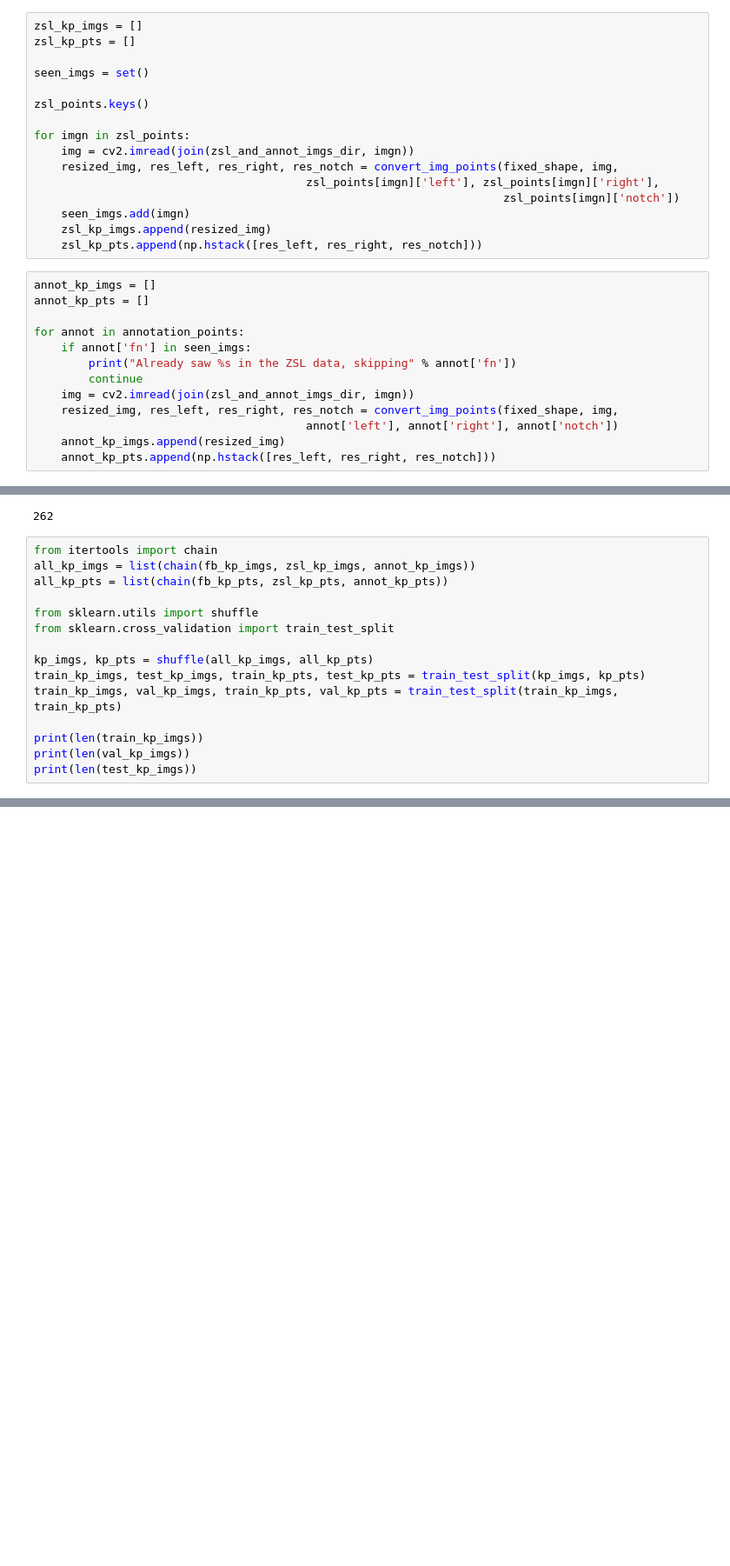
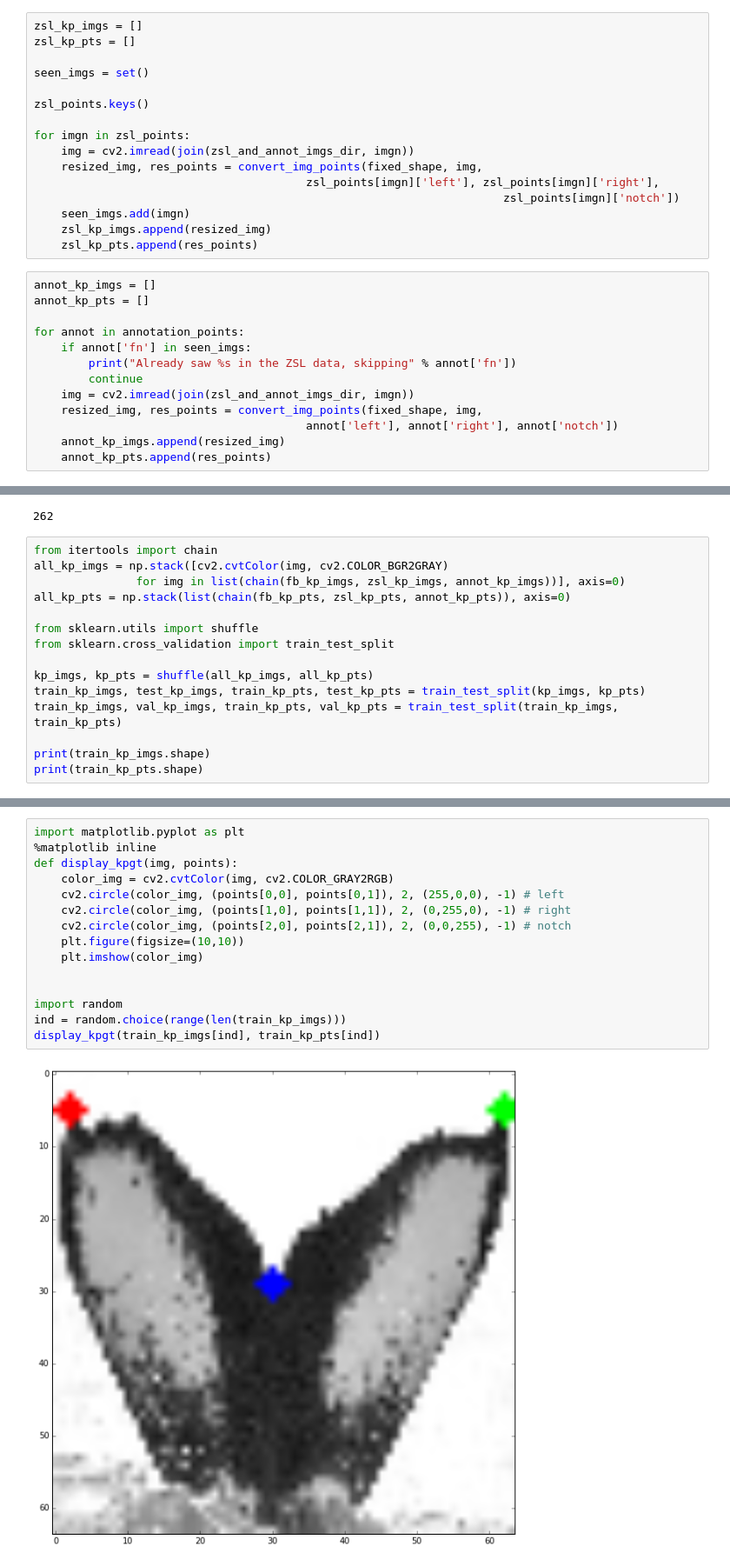
Before and after one commit to zmjjmz/thesiswork, a Jupyter notebook: edge_extract/Keypoint Extraction Dataset Creation.ipynb, the cells around one changed output, grey strips where cells are left out. Shown: that part at 87% size. Saved outputs shown, nothing was run; the diff lists cells and outputs as text; blank space fills up the shorter version.

```diff
--- a/edge_extract/Keypoint Extraction Dataset Creation.ipynb
+++ b/edge_extract/Keypoint Extraction Dataset Creation.ipynb
@@ -92,12 +121,12 @@ zsl_points.keys()
 
 for imgn in zsl_points:
     img = cv2.imread(join(zsl_and_annot_imgs_dir, imgn))
-    resized_img, res_left, res_right, res_notch = convert_img_points(fixed_shape, img,
+    resized_img, res_points = convert_img_points(fixed_shape, img,
                                         zsl_points[imgn]['left'], zsl_points[imgn]['right'],
                                                                      zsl_points[imgn]['notch'])
     seen_imgs.add(imgn)
     zsl_kp_imgs.append(resized_img)
-    zsl_kp_pts.append(np.hstack([res_left, res_right, res_notch]))
+    zsl_kp_pts.append(res_points)
 # %%
 annot_kp_imgs = []
 annot_kp_pts = []
@@ -107,10 +136,10 @@ for annot in annotation_points:
         print("Already saw %s in the ZSL data, skipping" % annot['fn'])
         continue
     img = cv2.imread(join(zsl_and_annot_imgs_dir, imgn))
-    resized_img, res_left, res_right, res_notch = convert_img_points(fixed_shape, img,
+    resized_img, res_points = convert_img_points(fixed_shape, img,
                                         annot['left'], annot['right'], annot['notch'])
     annot_kp_imgs.append(resized_img)
-    annot_kp_pts.append(np.hstack([res_left, res_right, res_notch]))
+    annot_kp_pts.append(res_points)
 # %% [output]
 Already saw 13716-RWB081604_1241.jpg in the ZSL data, skipping
 Already saw 20120505-DB-4844.jpg in the ZSL data, skipping
@@ -135,8 +164,9 @@ len(annot_kp_imgs)
 262
 # %%
 from itertools import chain
-all_kp_imgs = list(chain(fb_kp_imgs, zsl_kp_imgs, annot_kp_imgs))
-all_kp_pts = list(chain(fb_kp_pts, zsl_kp_pts, annot_kp_pts))
+all_kp_imgs = np.stack([cv2.cvtColor(img, cv2.COLOR_BGR2GRAY)
+               for img in list(chain(fb_kp_imgs, zsl_kp_imgs, annot_kp_imgs))], axis=0)
+all_kp_pts = np.stack(list(chain(fb_kp_pts, zsl_kp_pts, annot_kp_pts)), axis=0)
 
 from sklearn.utils import shuffle
 from sklearn.cross_validation import train_test_split
@@ -145,7 +175,6 @@ kp_imgs, kp_pts = shuffle(all_kp_imgs, all_kp_pts)
 train_kp_imgs, test_kp_imgs, train_kp_pts, test_kp_pts = train_test_split(kp_imgs, kp_pts)
 train_kp_imgs, val_kp_imgs, train_kp_pts, val_kp_pts = train_test_split(train_kp_imgs, train_kp_pts)
 
-print(len(train_kp_imgs))
-print(len(val_kp_imgs))
-print(len(test_kp_imgs))
+print(train_kp_imgs.shape)
+print(train_kp_pts.shape)
 # %% [output]
@@ -154,0 +187,17 @@ print(len(test_kp_imgs))
+# %%
+import matplotlib.pyplot as plt
+%matplotlib inline
+def display_kpgt(img, points):
+    color_img = cv2.cvtColor(img, cv2.COLOR_GRAY2RGB)
+    cv2.circle(color_img, (points[0,0], points[0,1]), 2, (255,0,0), -1) # left
+    cv2.circle(color_img, (points[1,0], points[1,1]), 2, (0,255,0), -1) # right
+    cv2.circle(color_img, (points[2,0], points[2,1]), 2, (0,0,255), -1) # notch
+    plt.figure(figsize=(10,10))
+    plt.imshow(color_img)
+
+
+import random
+ind = random.choice(range(len(train_kp_imgs)))
+display_kpgt(train_kp_imgs[ind], train_kp_pts[ind])
+# %% [output]
+[figure, added]
```
Also changed, not shown: parts of 5 cells of this notebook, 3 other files.
